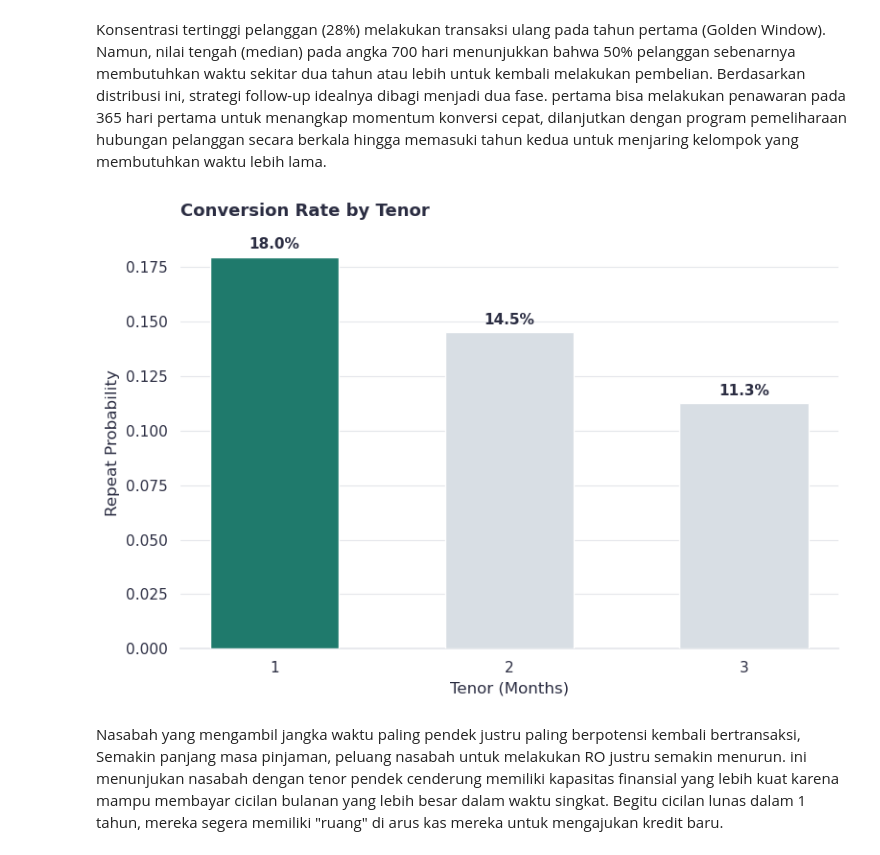
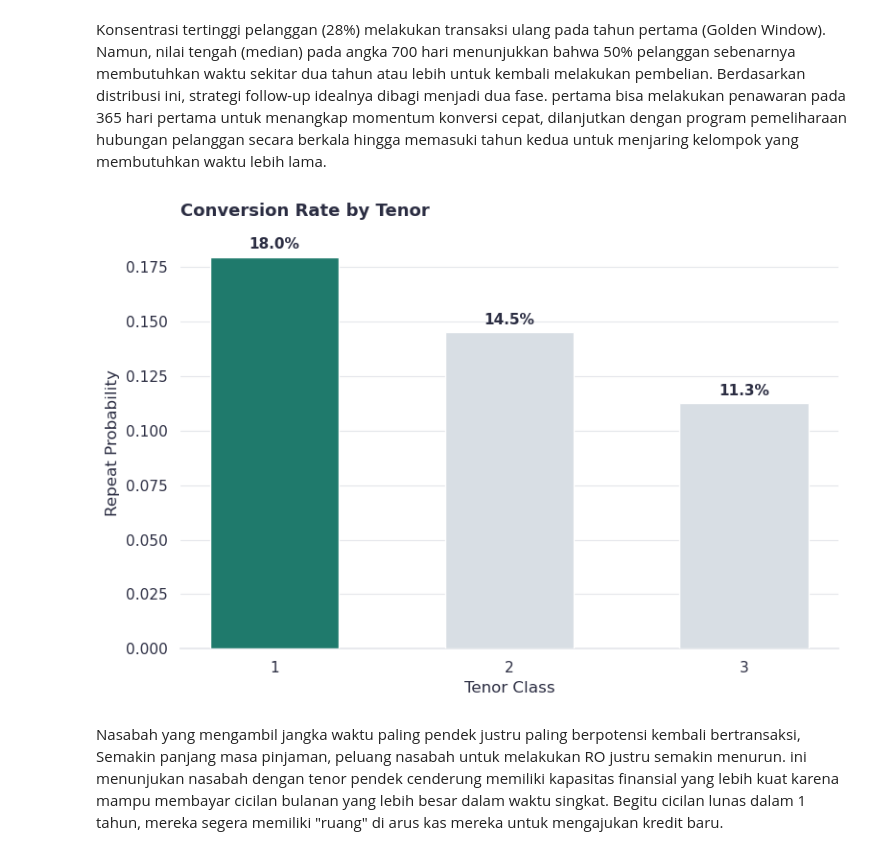
Before and after one commit to hillalhar/UCSPARC-Dealer-Repeat-order-optimization, a Jupyter notebook: Repeat-order-optimization.ipynb, the cells around one changed output. Cells and saved outputs as stored; diff of their text form; code cells hidden in the pictures.

```diff
--- a/Repeat-order-optimization.ipynb
+++ b/Repeat-order-optimization.ipynb
@@ -53,7 +56,6 @@ plt.rcParams.update({
 })
 
 def style_ax(ax, grid_axis=None):
-    """Helper minimalis: buang spine yang tidak perlu + grid tipis di belakang bar."""
     sns.despine(ax=ax, left=(grid_axis == 'y'), bottom=(grid_axis == 'x'))
     if grid_axis == 'y':
         ax.yaxis.grid(True, color=PALETTE['grid'], linewidth=0.8, zorder=0)
@@ -281,7 +422,7 @@ df_final = df_first.groupby('Customer ID').agg(
     wilayah=('wilayah', 'first'),
     Kode_POS=('Kode POS', 'first'),
     tgl_mohon=('tgl_mohon_pertama', 'first'),
-    Tenor_max=('Tenor', 'first'),
+    Tenor_class=('Tenor', 'first'),
     Jml_Unit=('Customer ID', 'count'),
     Finance_Company=('Finance Company', 'first'),
     type_series=('type series', 'first'),
@@ -415,24 +556,24 @@ plt.show()
 # %% [markdown]
 Konsentrasi tertinggi pelanggan (28%) melakukan transaksi ulang pada tahun pertama (Golden Window). Namun, nilai tengah (median) pada angka 700 hari menunjukkan bahwa 50% pelanggan sebenarnya membutuhkan waktu sekitar dua tahun atau lebih untuk kembali melakukan pembelian. Berdasarkan distribusi ini, strategi follow-up idealnya dibagi menjadi dua fase. pertama bisa melakukan penawaran pada 365 hari pertama untuk menangkap momentum konversi cepat, dilanjutkan dengan program pemeliharaan hubungan pelanggan secara berkala hingga memasuki tahun kedua untuk menjaring kelompok yang membutuhkan waktu lebih lama.
 # %%
-tenor_eval = df_final.dropna(subset=['Tenor_max']).groupby('Tenor_max')['Target'].mean().reset_index()
-tenor_eval = tenor_eval.sort_values('Tenor_max')
+tenor_eval = df_final.dropna(subset=['Tenor_class']).groupby('Tenor_class')['Target'].mean().reset_index()
+tenor_eval = tenor_eval.sort_values('Tenor_class')
 colors = [PALETTE['accent'] if v == tenor_eval['Target'].max() else PALETTE['base'] for v in tenor_eval['Target']]
 
 fig, ax = plt.subplots(figsize=(8, 5.5))
-bars = ax.bar(tenor_eval['Tenor_max'], tenor_eval['Target'], color=colors, width=0.55, zorder=3)
+bars = ax.bar(tenor_eval['Tenor_class'], tenor_eval['Target'], color=colors, width=0.55, zorder=3)
 for b in bars:
     ax.annotate(f'{b.get_height()*100:.1f}%', (b.get_x() + b.get_width() / 2, b.get_height()), xytext=(0, 6),
                 textcoords='offset points', ha='center', fontweight='bold', fontsize=11)
 
 ax.set_title("Conversion Rate by Tenor", loc='left', fontsize=13, pad=16)
 ax.set_ylabel("Repeat Probability")
-ax.set_xlabel("Tenor (Months)")
+ax.set_xlabel("Tenor Class")
 style_ax(ax, grid_axis='y')
 plt.tight_layout()
 plt.show()
 # %% [output]
-[figure, old version]
+[figure, new version]
 # %% [markdown]
 Nasabah yang mengambil jangka waktu paling pendek justru paling berpotensi kembali bertransaksi, Semakin panjang masa pinjaman, peluang nasabah untuk melakukan RO justru semakin menurun. ini menunjukan nasabah dengan tenor pendek cenderung memiliki kapasitas finansial yang lebih kuat karena mampu membayar cicilan bulanan yang lebih besar dalam waktu singkat. Begitu cicilan lunas dalam 1 tahun, mereka segera memiliki "ruang" di arus kas mereka untuk mengajukan kredit baru.
 # %%
```
Also changed, not shown: parts of 64 cells of this notebook, 1 other file.
